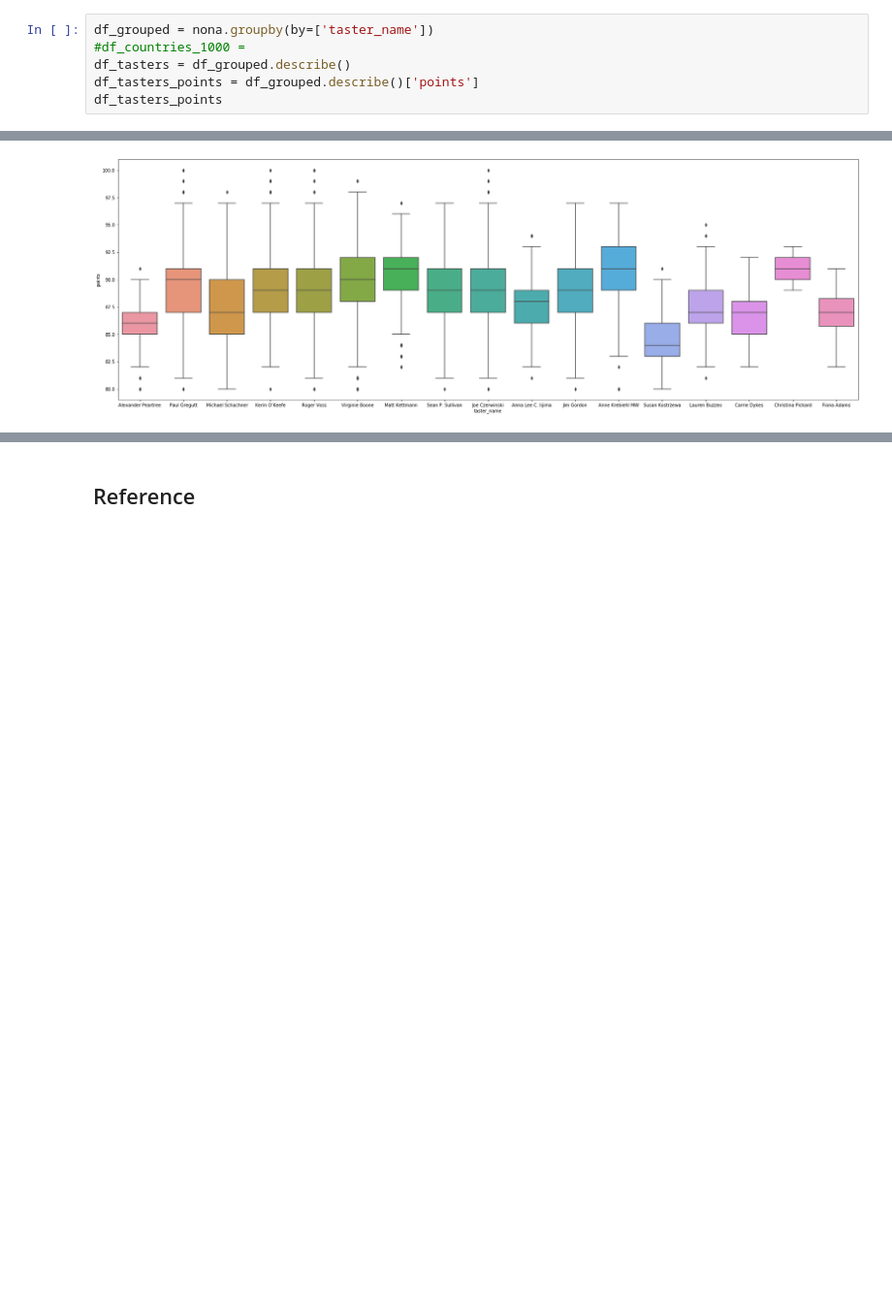
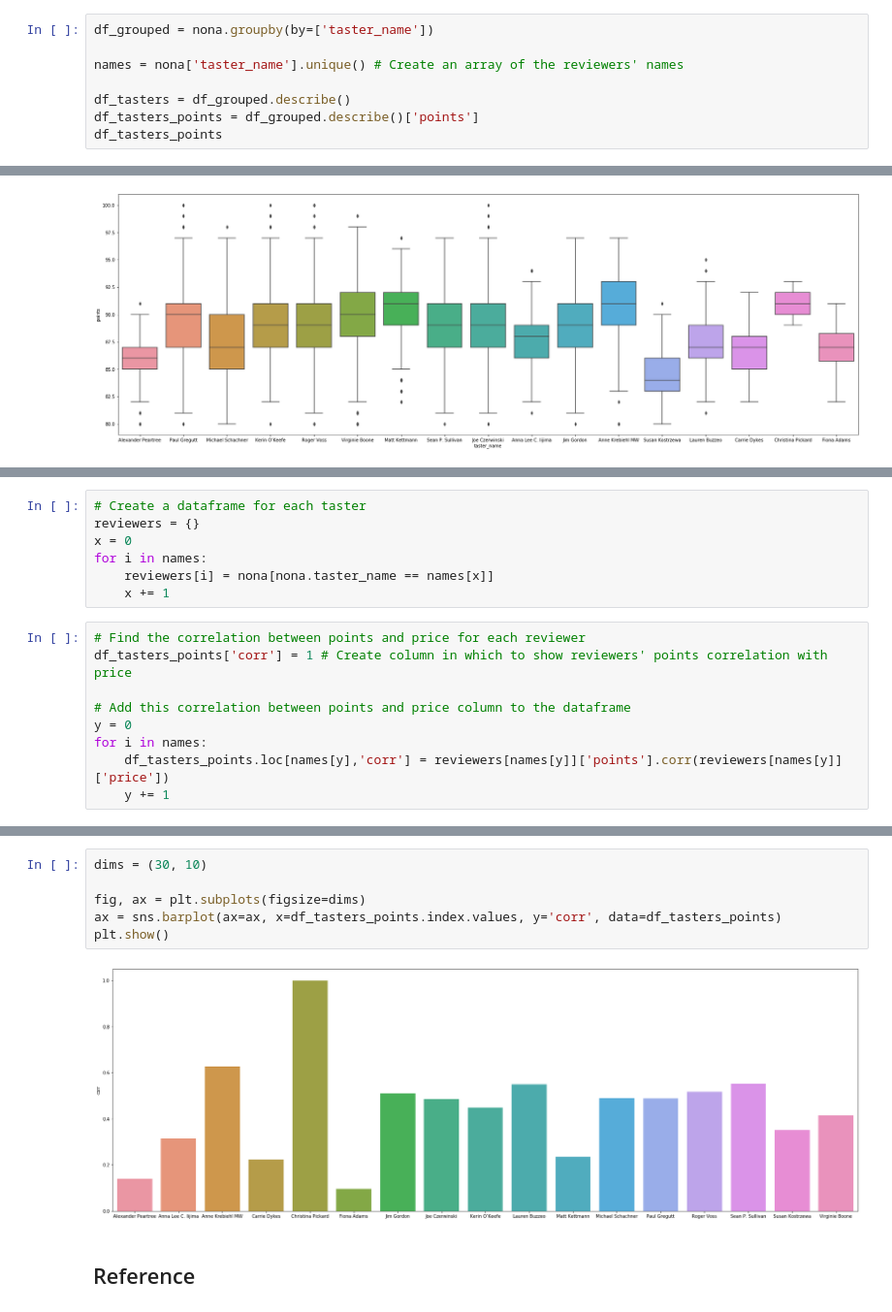
Before and after one commit to fcorral97/ML-Lab1, a Jupyter notebook: Lab1-pointsprediction.ipynb, the cells around one changed output, grey strips where cells are left out. Shown at 97% size. Saved outputs shown, nothing was run; the diff lists cells and outputs as text; blank space fills up the shorter version.

Commit message:
Added bar chart for price points correlation

```diff
--- a/Lab1-pointsprediction.ipynb
+++ b/Lab1-pointsprediction.ipynb
@@ -146,6 +161,8 @@ nona['points'].corr(nona['price'])
 # %%
 df_grouped = nona.groupby(by=['taster_name'])
-#df_countries_1000 =
+
+names = nona['taster_name'].unique() # Create an array of the reviewers' names
+
 df_tasters = df_grouped.describe()
 df_tasters_points = df_grouped.describe()['points']
 df_tasters_points
@@ -184,0 +198,16 @@ nona['points'].corr(nona['price'])
+# %%
+# Create a dataframe for each taster
+reviewers = {}
+x = 0
+for i in names:
+    reviewers[i] = nona[nona.taster_name == names[x]]
+    x += 1
+# %%
+# Find the correlation between points and price for each reviewer
+df_tasters_points['corr'] = 1 # Create column in which to show reviewers' points correlation with price
+
+# Add this correlation between points and price column to the dataframe
+y = 0
+for i in names:
+    df_tasters_points.loc[names[y],'corr'] = reviewers[names[y]]['points'].corr(reviewers[names[y]]['price'])
+    y += 1
@@ -185,2 +236,10 @@ nona['points'].corr(nona['price'])
+# %%
+dims = (30, 10)
+
+fig, ax = plt.subplots(figsize=dims)
+ax = sns.barplot(ax=ax, x=df_tasters_points.index.values, y='corr', data=df_tasters_points)
+plt.show()
+# %% [output]
+[figure, added]
 # %% [markdown]
 ## Reference
```
Also changed, not shown: parts of 11 cells of this notebook.
